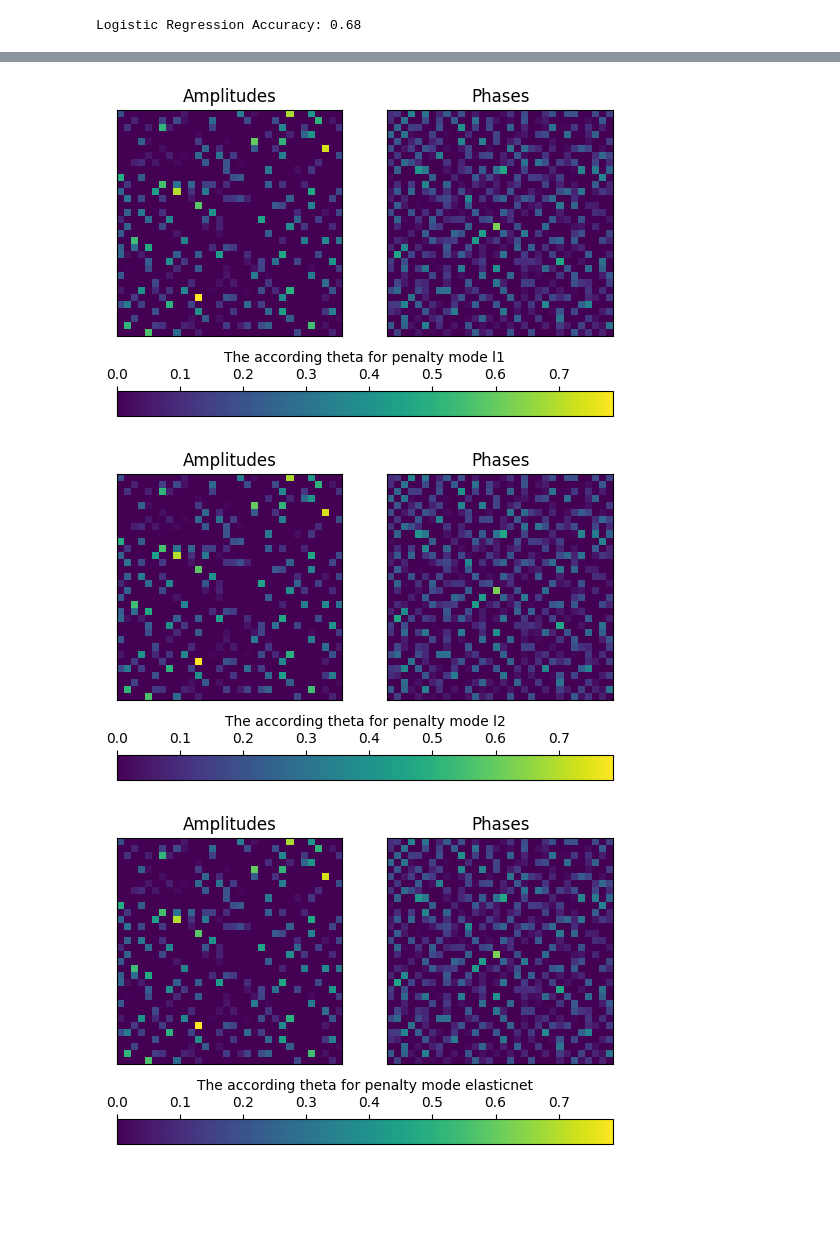
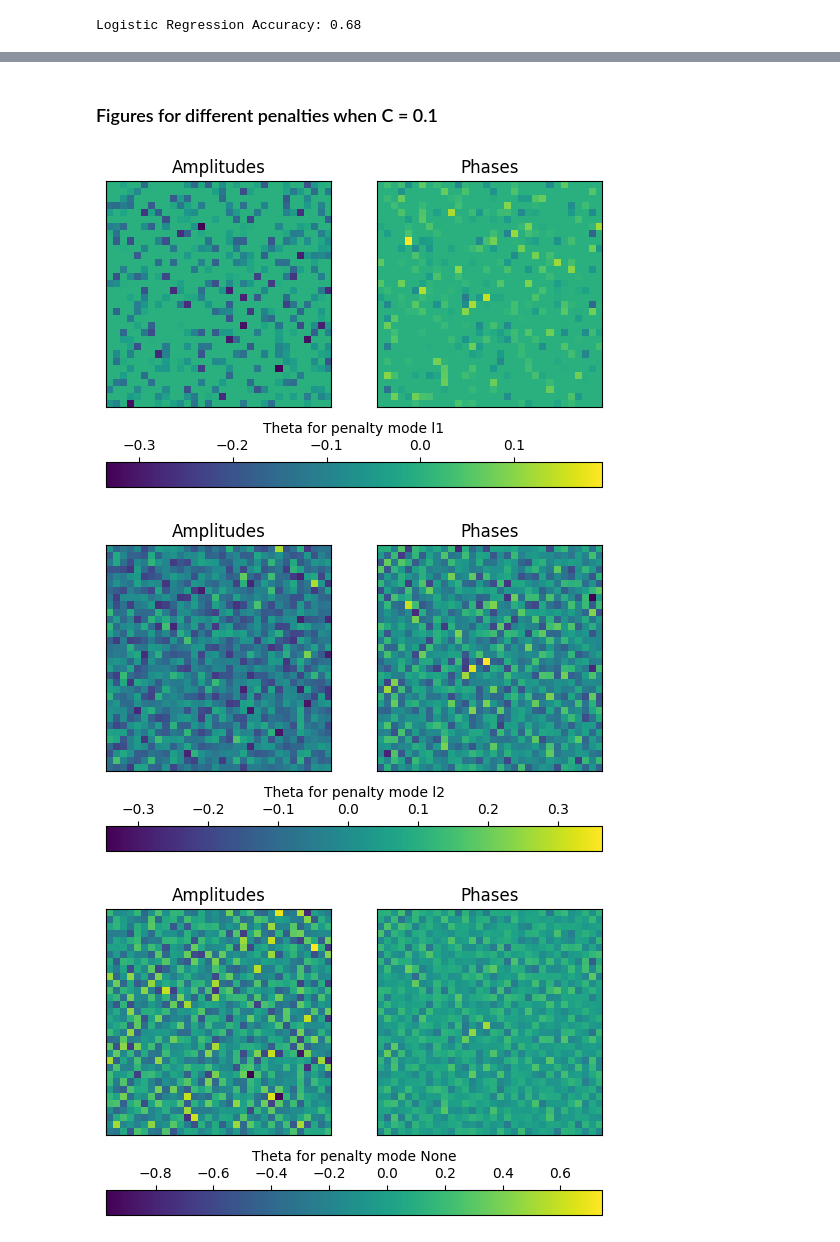
Before and after one commit to cjoshliu/cgl-stability-classifiers, a Jupyter notebook: logistic_regression.ipynb, the cells around one changed output, grey strips where cells are left out. Drawn from its saved outputs; the diff is of its cells as text; code cells hidden in the pictures; blank space fills up the shorter version.

Commit message:
Final change of logistic regrssion and ada boost

```diff
--- a/logistic_regression.ipynb
+++ b/logistic_regression.ipynb
@@ -80,0 +221,33 @@ Logistic Regression Accuracy: 0.73
+# %%
+import matplotlib.pyplot as plt
+import numpy as np
+
+fig, axes = plt.subplots(2, len(Cs), figsize=(5 * len(Cs), 8))
+
+vmin = min(theta['l1'][C][0].min() for C in Cs)
+vmax = max(theta['l1'][C][0].max() for C in Cs)
+
+for i, C in enumerate(Cs):
+
+    ax1 = axes[0, i]
+    ax2 = axes[1, i]
+
+    im1 = ax1.imshow(theta['l1'][C][0], vmin=vmin, vmax=vmax)
+    ax2.imshow(theta['l1'][C][1], vmin=vmin, vmax=vmax)
+
+    ax1.set_xticks([])
+    ax2.set_xticks([])
+    ax1.set_yticks([])
+    ax2.set_yticks([])
+
+    ax1.set_title('Amplitudes')
+    ax2.set_title('Phases')
+
+    cbar = fig.colorbar(im1, ax=[ax1, ax2], orientation='vertical', fraction=0.046, pad=0.04)
+    cbar.ax.xaxis.set_ticks_position('top')
+    cbar.ax.xaxis.set_label_position('top')
+    if penalty == None:
+        penalty = 'None'
+    cbar.set_label('Theta for C = ' + str(C))
+
+plt.show()
@@ -81,30 +256,30 @@ Logistic Regression Accuracy: 0.73
+# %% [markdown]
+### Figures for different penalties when C = 0.1
 # %%
 for penalty in penalties:
     fig, (ax1, ax2) = plt.subplots(1, 2)
 
-    vmin = 0.0
-    vmax = theta[penalty].max()
+    vmin = theta[penalty][0.1].min()
+    vmax = theta[penalty][0.1].max()
 
-    im1 = ax1.imshow(theta[penalty][0], vmin=vmin, vmax=vmax)
-    ax2.imshow(theta[penalty][1], vmin=vmin, vmax=vmax)
+    im1 = ax1.imshow(theta[penalty][0.1][0], vmin=vmin, vmax=vmax)
+    ax2.imshow(theta[penalty][0.1][1], vmin=vmin, vmax=vmax)
 
     ax1.set_xticks([])
     ax2.set_xticks([])
     ax1.set_yticks([])
     ax2.set_yticks([])
 
     ax1.set_title('Amplitudes')
     ax2.set_title('Phases')
 
     cbar = fig.colorbar(im1, ax=[ax1, ax2], orientation='horizontal')
     cbar.ax.xaxis.set_ticks_position('top')
     cbar.ax.xaxis.set_label_position('top')
     if penalty == None:
         penalty = 'None'
-    cbar.set_label('The according theta for penalty mode ' + penalty)
-
-    plt.savefig('figures/logistic_regression_'  + penalty + '.pdf', bbox_inches='tight')
+    cbar.set_label('Theta for penalty mode ' + penalty)
 # %% [output]
-[figure, old version]
+[figure, new version]
-[figure, old version]
+[figure, new version]
-[figure, old version]
+[figure, new version]
```
Also changed, not shown: parts of 19 cells of this notebook, 11 other files.
